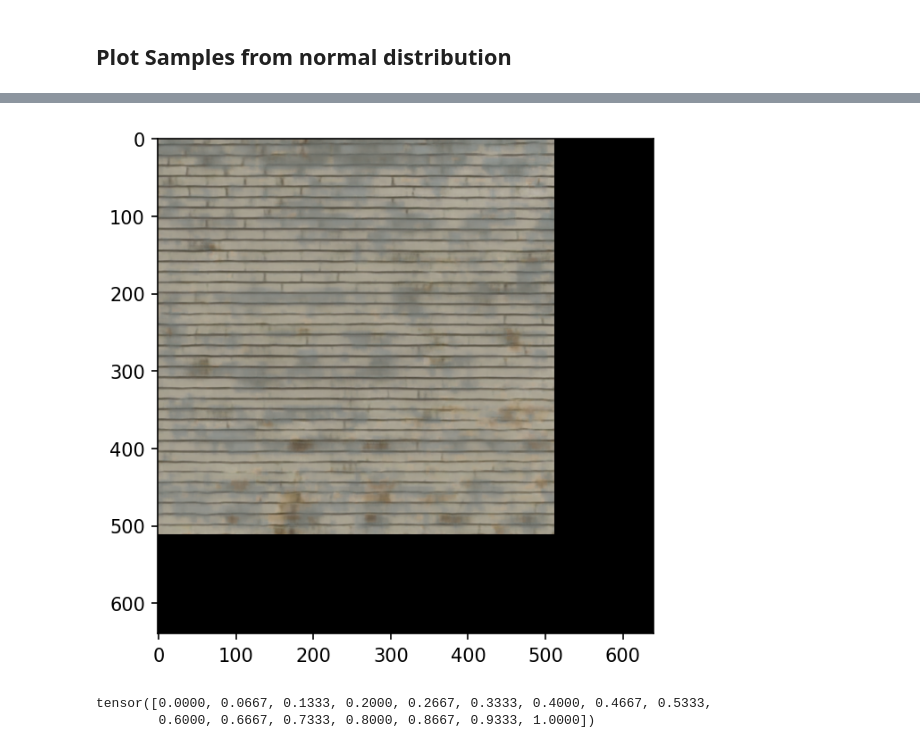
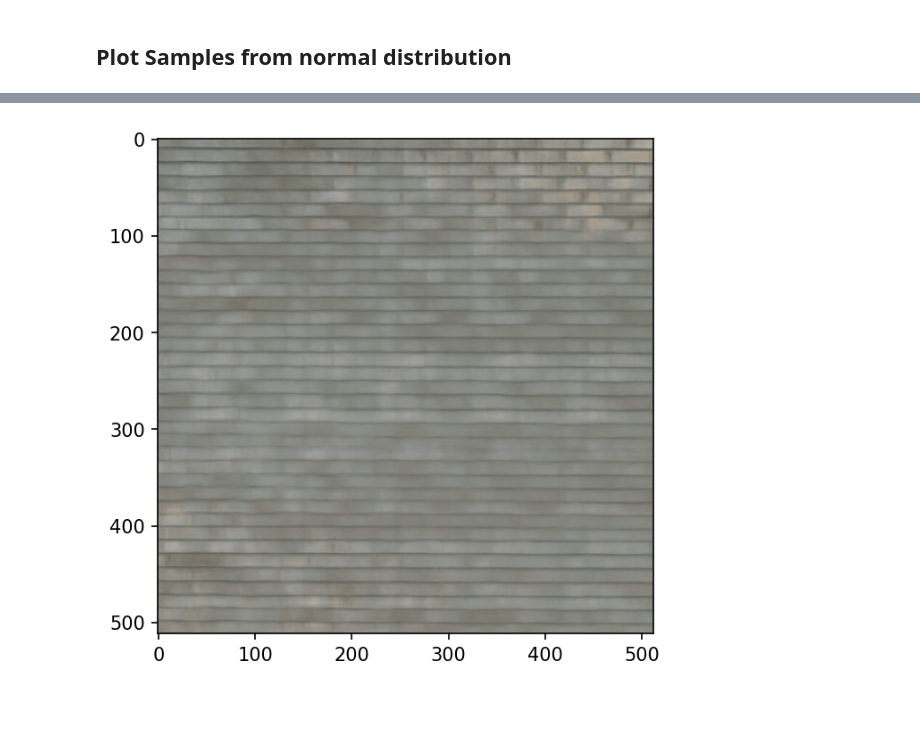
Before and after one commit to tlangmo/texture-vae, a Jupyter notebook: notebooks/stich.ipynb, the cells around one changed output, grey strips where cells are left out. Saved outputs shown, nothing was run; the diff lists cells and outputs as text; code cells hidden in the pictures; blank space fills up the shorter version.

```diff
--- a/notebooks/stich.ipynb
+++ b/notebooks/stich.ipynb
@@ -37,4 +36,4 @@ Load the model, its weights and setup Dataloader
 def load_model(snapshot_fn:str, latent_dims: int, texture_size:int):
     autoencoder = Autoencoder(latent_dims=latent_dims, image_size=texture_size, device=DEVICE)
     autoencoder.load_state_dict(torch.load(snapshot_fn))
-    return autoencoder
+    return autoencoder.to(DEVICE)
@@ -41,2 +67,4 @@ def load_model(snapshot_fn:str, latent_dims: int, texture_size:int):
+# %%
+ae = load_model("../snapshots/snapshot_lat32_res128_kl0.7.pth", texture_size=TEXTURE_SIZE, latent_dims=LATENT_DIMS)
 # %% [markdown]
 ## Plot Samples from normal distribution
@@ -63,5 +71,3 @@ def sample_around(latent, num_samples: int):
-# %%
-ae = load_model("../snapshots/snapshot_lat64_res128_kl0.7.pth", texture_size=TEXTURE_SIZE, latent_dims=LATENT_DIMS)
 # %%
 sample_seed = torch.normal(0, 1, (8,ae.latent_dims)).to(ae.device)
 sampled_images = ae.sample(sample_seed)
@@ -110,32 +96,21 @@ def stich(ae: Autoencoder, epochs:int, texture:torch.Tensor, overlap:int, target
     if z is None:
         seed_latent = torch.zeros(1,ae.latent_dims).to(ae.device)
     else:
-        seed_latent = start_z
+        seed_latent = start_z.clone()
     patch_latents = nn.Parameter(seed_latent, requires_grad=True)
-    opt = torch.optim.Adam(params=[patch_latents], lr=1e-1)
-    scheduler = CyclicLR(opt, base_lr=1e-1, max_lr=1e0, step_size_up=epochs//4, cycle_momentum=False)
+    opt = torch.optim.Adam(params=[patch_latents], lr=1e-2)
+    cos_sim = nn.CosineSimilarity(dim=1, eps=1e-6)
     with tqdm(range(epochs), total=epochs) as tepoch:
         for e in tepoch:
             opt.zero_grad()
             patch = ae.decoder(patch_latents)[0]
             mask = _get_overlay_mask(patch, overlap, target_x, target_y)
-            # print(overlap_patch.shape)
-            # overlap_patch = patch[m]
-            # print(overlap_patch.shape)
             target_patch = texture[:,target_y:target_y+patch.shape[1],target_x:target_x+patch.shape[1]]
-            # print(overlap_texture.shape)
-            # if e == 0:
-            #     img = F.to_pil_image(target_patch*mask)
-            #     plt.imshow(img)
-            #     plt.show()
-            # if e == 0:
-            #     img = F.to_pil_image(patch*mask)
-            #     plt.imshow(img)
-            #     plt.show()
+            #cos_sim_val= 1-cos_sim(patch_latents,start_z)
             mse = torch.sum((target_patch*mask - patch*mask) ** 2)
+            #print(cos_sim(patch_latents,start_z))
             mse.backward()
             opt.step()
-           # scheduler.step()
             tepoch.set_postfix(loss=mse.item())
     target_patch = texture[:,target_y:target_y+patch.shape[1],target_x:target_x+patch.shape[1]]
     blend_mask = _get_blend_mask(patch, overlap, target_x, target_y)
@@ -143,32 +118,23 @@ def stich(ae: Autoencoder, epochs:int, texture:torch.Tensor, overlap:int, target
     return texture.detach(), patch_latents.detach()
 # %%
 plt.rcParams['figure.dpi'] = 150
-tex = create_texture( target_width=128*5, target_height=128*5, seed_patch=sampled_images[2])
+tex = create_texture( target_width=128*4, target_height=128*4, seed_patch=sampled_images[6])
 img = F.to_pil_image(tex)
 plt.imshow(img)
 plt.show()
 stitch_result = tex.clone()
 overlap=32
 with torch.no_grad():
     x_hat, mu, logvar, z = ae(sampled_images[0].unsqueeze(dim=0))
 
 for y in range(0,5):
     for x in range(0,5):
         if x ==0 and y==0:
             continue
         stitch_result, _ = stich(ae, epochs=500, texture=stitch_result.detach(), overlap=overlap, target_x=x*ae.image_size-x*overlap, target_y = y*ae.image_size-y*overlap, start_z = z)
         img = F.to_pil_image(stitch_result)
         display.clear_output(wait=True)
         plt.imshow(img)
         plt.show()
-# img = F.to_pil_image(stitch_result)
-# #img.save(f"stich_final.jpg")
-# plt.imshow(img)
-# plt.show()
 # %% [output]
-[figure, old version]
+[figure, new version]
-# %%
-torch.linspace(0,1,16)
-# %% [output]
-tensor([0.0000, 0.0667, 0.1333, 0.2000, 0.2667, 0.3333, 0.4000, 0.4667, 0.5333,
-        0.6000, 0.6667, 0.7333, 0.8000, 0.8667, 0.9333, 1.0000])
```
Also changed, not shown: parts of 9 cells of this notebook, 24 other files.
